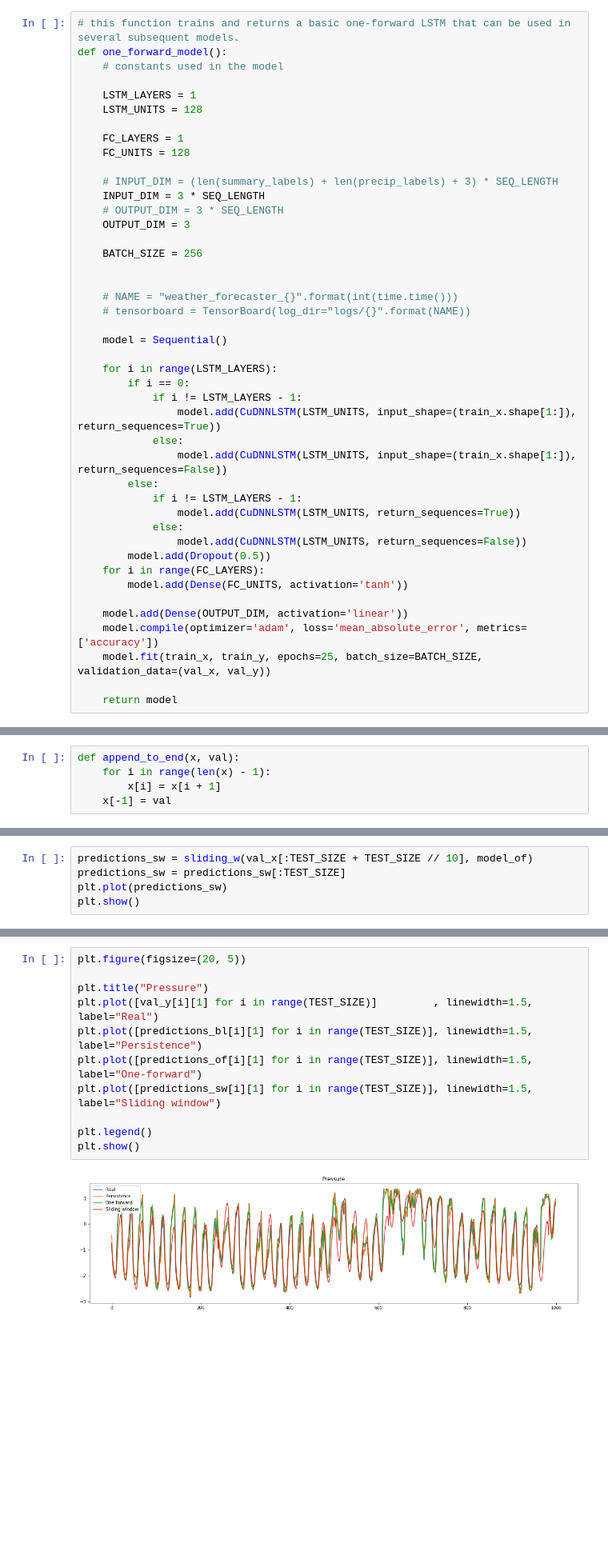
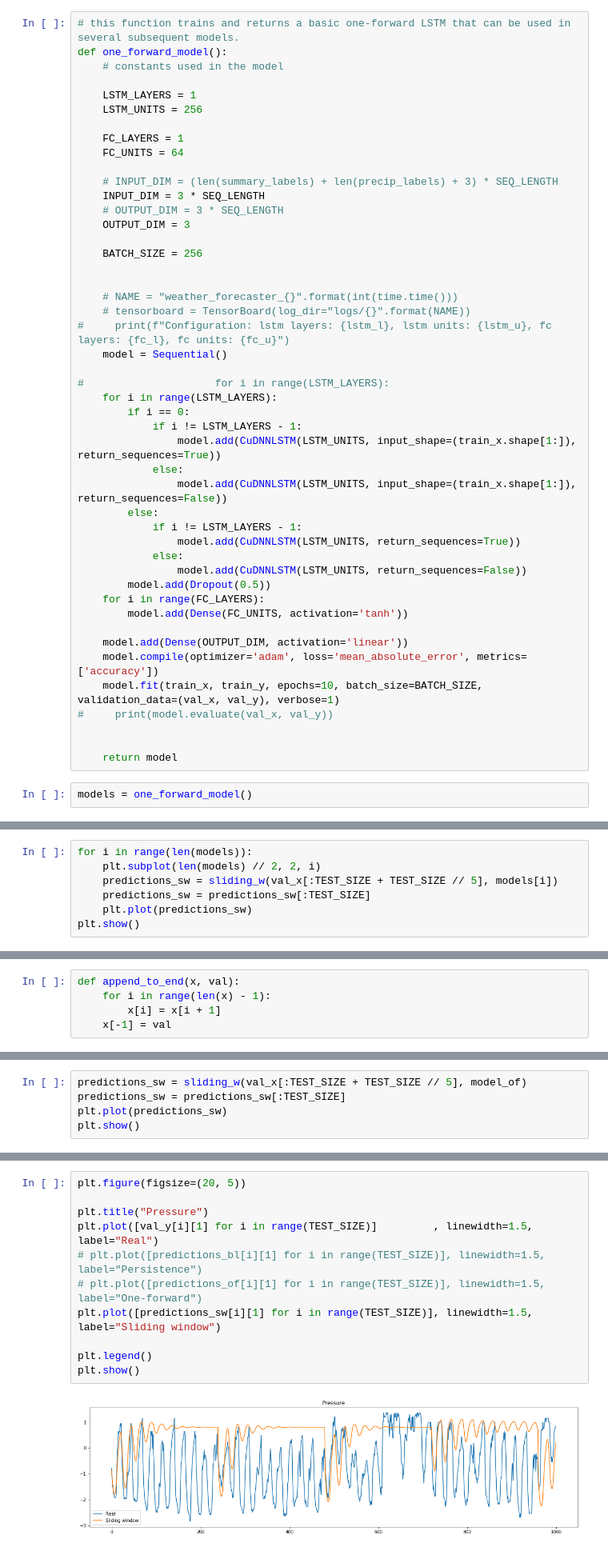
Before and after one commit to agayev169/weather_forecast, a Jupyter notebook: lstm_weather.ipynb, the cells around one changed output, grey strips where cells are left out. Shown at 80% size. Cells and saved outputs as stored; diff of their text form; blank space fills up the shorter version.

```diff
--- a/lstm_weather.ipynb
+++ b/lstm_weather.ipynb
@@ -298,10 +326,10 @@ def one_forward_model():
     # constants used in the model
 
     LSTM_LAYERS = 1
-    LSTM_UNITS = 128
+    LSTM_UNITS = 256
 
     FC_LAYERS = 1
-    FC_UNITS = 128
+    FC_UNITS = 64
 
     # INPUT_DIM = (len(summary_labels) + len(precip_labels) + 3) * SEQ_LENGTH
     INPUT_DIM = 3 * SEQ_LENGTH
@@ -313,9 +341,10 @@ def one_forward_model():
 
     # NAME = "weather_forecaster_{}".format(int(time.time()))
     # tensorboard = TensorBoard(log_dir="logs/{}".format(NAME))
-
+#     print(f"Configuration: lstm layers: {lstm_l}, lstm units: {lstm_u}, fc layers: {fc_l}, fc units: {fc_u}")
     model = Sequential()
 
+#                     for i in range(LSTM_LAYERS):
     for i in range(LSTM_LAYERS):
         if i == 0:
             if i != LSTM_LAYERS - 1:
@@ -333,6 +362,10 @@ def one_forward_model():
 
     model.add(Dense(OUTPUT_DIM, activation='linear'))
     model.compile(optimizer='adam', loss='mean_absolute_error', metrics=['accuracy'])
-    model.fit(train_x, train_y, epochs=25, batch_size=BATCH_SIZE, validation_data=(val_x, val_y))
+    model.fit(train_x, train_y, epochs=10, batch_size=BATCH_SIZE, validation_data=(val_x, val_y), verbose=1)
+#     print(model.evaluate(val_x, val_y))
+
 
     return model
+# %%
+models = one_forward_model()
@@ -339,3 +395,10 @@ def one_forward_model():
+# %%
+for i in range(len(models)):
+    plt.subplot(len(models) // 2, 2, i)
+    predictions_sw = sliding_w(val_x[:TEST_SIZE + TEST_SIZE // 5], models[i])
+    predictions_sw = predictions_sw[:TEST_SIZE]
+    plt.plot(predictions_sw)
+plt.show()
 # %%
 def one_forward(data, model_of=None):
     if model_of is None:
@@ -391,7 +454,7 @@ def sliding_w(data, model_of=None):
             append_to_end(x, output[-1])
     return np.array(output)
 # %%
-predictions_sw = sliding_w(val_x[:TEST_SIZE + TEST_SIZE // 10], model_of)
+predictions_sw = sliding_w(val_x[:TEST_SIZE + TEST_SIZE // 5], model_of)
 predictions_sw = predictions_sw[:TEST_SIZE]
 plt.plot(predictions_sw)
 plt.show()
@@ -439,16 +587,16 @@ plt.show()
 # %%
 plt.figure(figsize=(20, 5))
 
 plt.title("Pressure")
 plt.plot([val_y[i][1] for i in range(TEST_SIZE)]         , linewidth=1.5, label="Real")
-plt.plot([predictions_bl[i][1] for i in range(TEST_SIZE)], linewidth=1.5, label="Persistence")
-plt.plot([predictions_of[i][1] for i in range(TEST_SIZE)], linewidth=1.5, label="One-forward")
+# plt.plot([predictions_bl[i][1] for i in range(TEST_SIZE)], linewidth=1.5, label="Persistence")
+# plt.plot([predictions_of[i][1] for i in range(TEST_SIZE)], linewidth=1.5, label="One-forward")
 plt.plot([predictions_sw[i][1] for i in range(TEST_SIZE)], linewidth=1.5, label="Sliding window")
 
 plt.legend()
 plt.show()
 # %% [output]
-[figure, old version]
+[figure, new version]
 # %%
 plt.figure(figsize=(20, 5))
 
```
Also changed, not shown: parts of 18 cells of this notebook.
